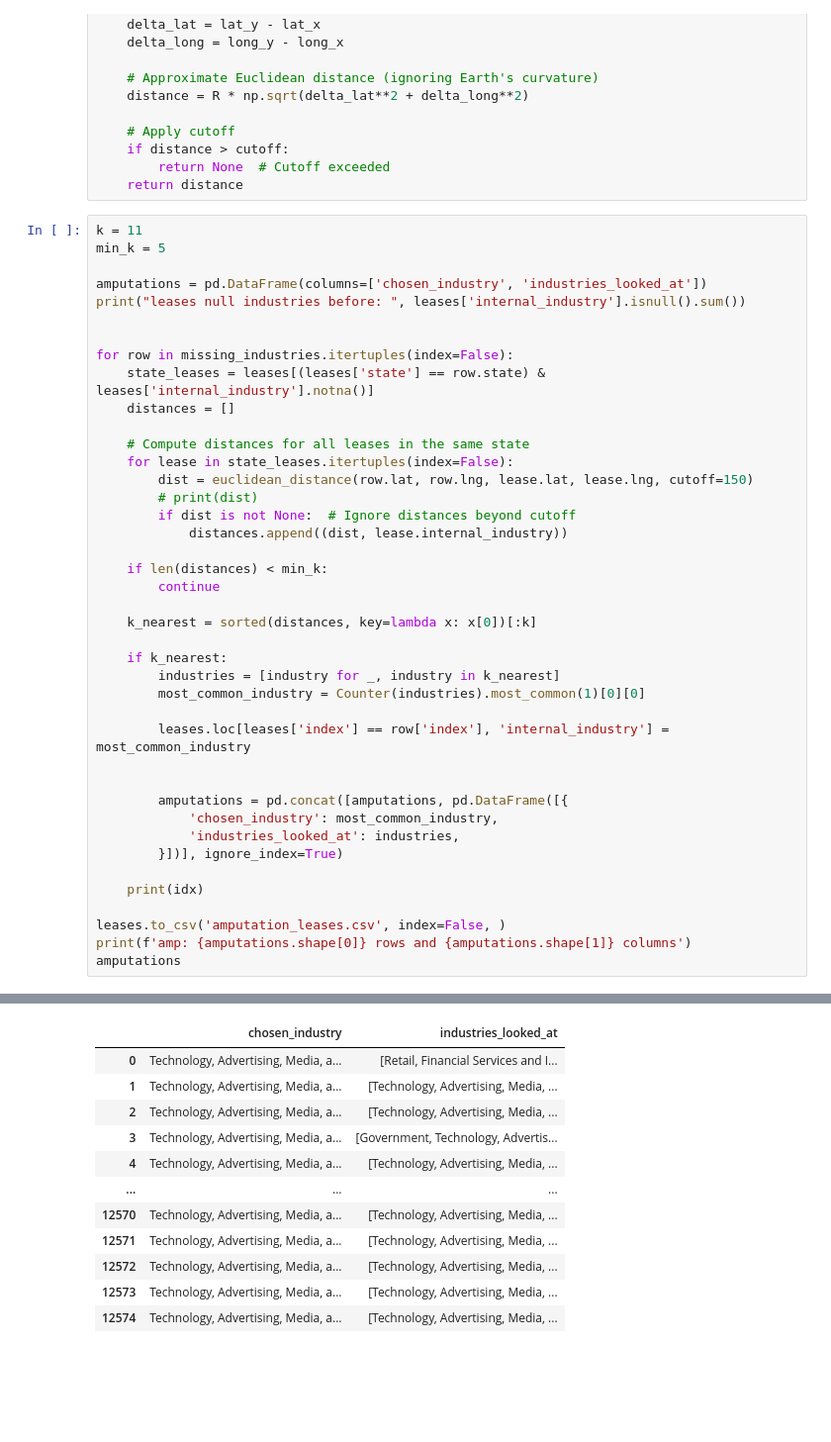
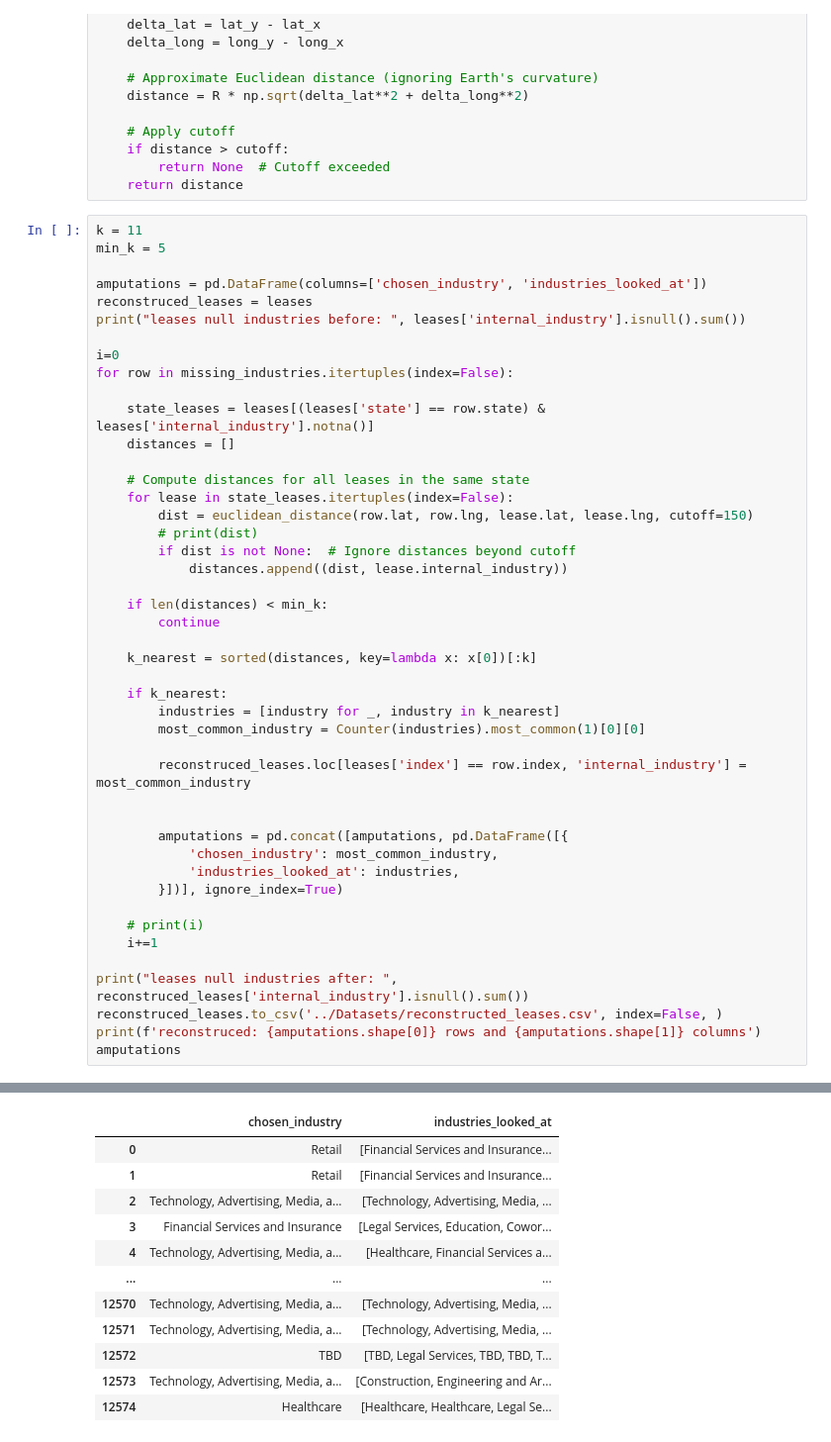
Before and after one commit to GlenFilson/ASADatafest25, a Jupyter notebook: Notebooks/knn_reclassify.ipynb, the cells around one changed output, grey strips where cells are left out. Shown: that part at 99% size. Drawn from its saved outputs; the diff is of its cells as text; blank space fills up the shorter version.

Commit message:
reconstructed

```diff
--- a/Notebooks/knn_reclassify.ipynb
+++ b/Notebooks/knn_reclassify.ipynb
@@ -75,10 +75,12 @@ k = 11
 min_k = 5
 
 amputations = pd.DataFrame(columns=['chosen_industry', 'industries_looked_at'])
+reconstruced_leases = leases
 print("leases null industries before: ", leases['internal_industry'].isnull().sum())
 
+i=0
+for row in missing_industries.itertuples(index=False):
 
-for row in missing_industries.itertuples(index=False):
     state_leases = leases[(leases['state'] == row.state) & leases['internal_industry'].notna()]
     distances = []
 
@@ -98,7 +100,7 @@ for row in missing_industries.itertuples(index=False):
         industries = [industry for _, industry in k_nearest]
         most_common_industry = Counter(industries).most_common(1)[0][0]
 
-        leases.loc[leases['index'] == row['index'], 'internal_industry'] = most_common_industry
+        reconstruced_leases.loc[leases['index'] == row.index, 'internal_industry'] = most_common_industry
 
 
         amputations = pd.concat([amputations, pd.DataFrame([{
@@ -106,9 +108,11 @@ for row in missing_industries.itertuples(index=False):
             'industries_looked_at': industries,
         }])], ignore_index=True)
 
-    print(idx)
+    # print(i)
+    i+=1
 
-leases.to_csv('amputation_leases.csv', index=False, )
-print(f'amp: {amputations.shape[0]} rows and {amputations.shape[1]} columns')
+print("leases null industries after: ", reconstruced_leases['internal_industry'].isnull().sum())
+reconstruced_leases.to_csv('../Datasets/reconstructed_leases.csv', index=False, )
+print(f'reconstruced: {amputations.shape[0]} rows and {amputations.shape[1]} columns')
 amputations
 # %% [output]
@@ -132,13 +122,13 @@ amp: 12575 rows and 2 columns
 |  | chosen_industry | industries_looked_at |
-| 0 | Technology, Advertising, Media, a... | [Retail, Financial Services and I... |
-| 1 | Technology, Advertising, Media, a... | [Technology, Advertising, Media, ... |
+| 0 | Retail | [Financial Services and Insurance... |
+| 1 | Retail | [Financial Services and Insurance... |
 | 2 | Technology, Advertising, Media, a... | [Technology, Advertising, Media, ... |
-| 3 | Technology, Advertising, Media, a... | [Government, Technology, Advertis... |
-| 4 | Technology, Advertising, Media, a... | [Technology, Advertising, Media, ... |
+| 3 | Financial Services and Insurance | [Legal Services, Education, Cowor... |
+| 4 | Technology, Advertising, Media, a... | [Healthcare, Financial Services a... |
 | ... | ... | ... |
 | 12570 | Technology, Advertising, Media, a... | [Technology, Advertising, Media, ... |
 | 12571 | Technology, Advertising, Media, a... | [Technology, Advertising, Media, ... |
-| 12572 | Technology, Advertising, Media, a... | [Technology, Advertising, Media, ... |
-| 12573 | Technology, Advertising, Media, a... | [Technology, Advertising, Media, ... |
-| 12574 | Technology, Advertising, Media, a... | [Technology, Advertising, Media, ... |
+| 12572 | TBD | [TBD, Legal Services, TBD, TBD, T... |
+| 12573 | Technology, Advertising, Media, a... | [Construction, Engineering and Ar... |
+| 12574 | Healthcare | [Healthcare, Healthcare, Legal Se... |
 12575 rows × 2 columns
```
Also changed, not shown: parts of 3 cells of this notebook, 1 other file.
